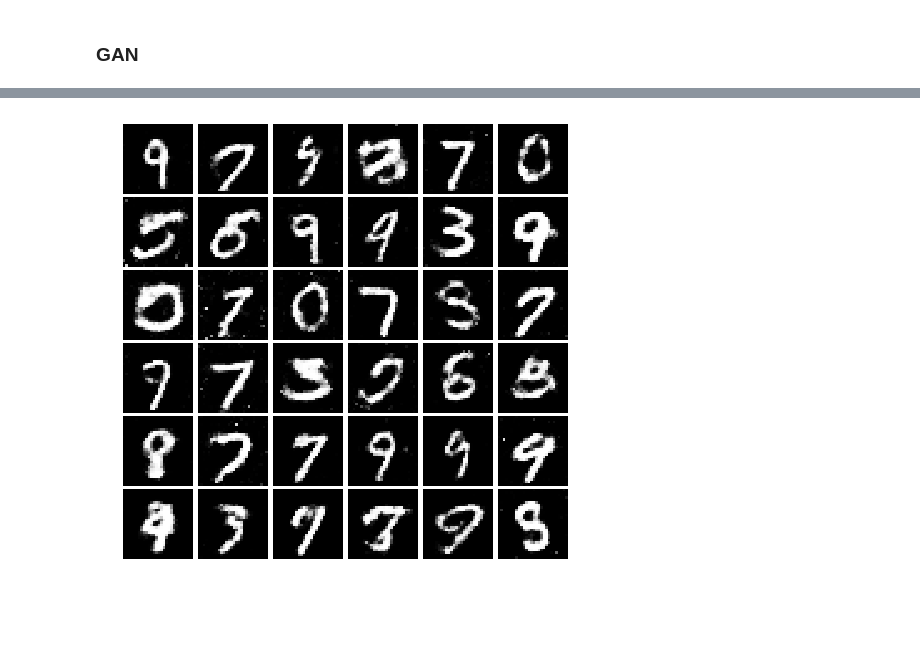
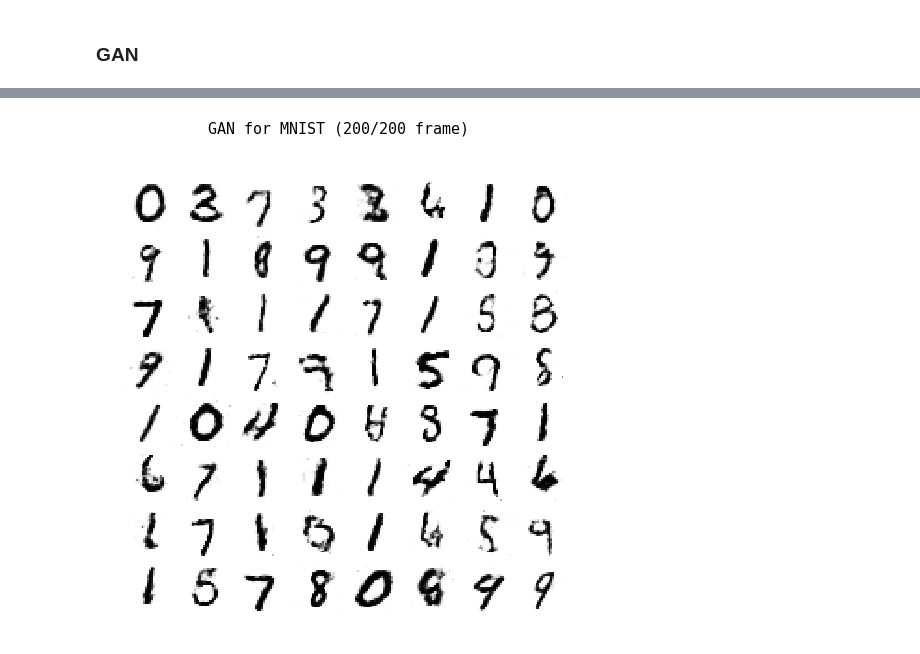
Before and after one commit to ryuseonghan/DL-Study, a Jupyter notebook: gan_mnist.ipynb, the cells around one changed output, grey strips where cells are left out. Drawn from its saved outputs; the diff is of its cells as text; code cells hidden in the pictures; blank space fills up the shorter version.

Commit message:
Edit gan_mnist

```diff
--- a/gan_mnist.ipynb
+++ b/gan_mnist.ipynb
@@ -126,17 +134,23 @@ class GAN:
     def generate_data(self, sess, noise):
         return sess.run(self.G, feed_dict={self.z: noise})
 # %%
-def plot_data(x_fake, path=None):
+def plot_data(x_fake, frame_str, path=None):
+    # Start plot
     plt.ioff()
     plt.rcParams['figure.figsize'] = (8, 8)
     fig, ax_list = plt.subplots(NUM_IMG_TILE_CNT, NUM_IMG_TILE_CNT)
+    plt.suptitle('GAN for MNIST (%s frame)'%(frame_str), fontsize=15, family='monospace')
+    plt.subplots_adjust(wspace=0.075, hspace=0.075)
+
+    # Draw the images
     for row_i in range(NUM_IMG_TILE_CNT):
         for col_i in range(NUM_IMG_TILE_CNT):
-            image = x_fake[row_i * NUM_IMG_TILE_CNT + col_i].reshape((28, 28))
+            image = -1.0 * x_fake[row_i * NUM_IMG_TILE_CNT + col_i].reshape((28, 28))
             ax_list[row_i][col_i].axis('off')
             ax_list[row_i][col_i].imshow(image, cmap='gray')
-    plt.subplots_adjust(wspace=0.05, hspace=0.05)
-    path == None and plt.show() or plt.savefig(path, bbox_inches='tight', facecolor='black')
+
+    # Finish the work
+    path == None and plt.show() or plt.savefig(path, bbox_inches='tight', facecolor='white')
     plt.close()
 # %%
 def sigmoid_to_tanh(x):
@@ -144,36 +158,63 @@ def sigmoid_to_tanh(x):
 
 tf.reset_default_graph()
 
-DR = 0.3
+DR = 0.5
 LR = 0.0001
-NUM_ITER = 10 ** 5 + 1
-BATCH_SIZE = 2 ** 6
+NUM_ITER = 2 * (10 ** 6) + 1
+PRINT_STEP = 10 ** 4
+NUM_FRAME = int(NUM_ITER / PRINT_STEP)
+BATCH_SIZE = 2 ** 5
 NUM_ITER_PT = int(NUM_ITER / 100)
-NUM_IMG_TILE_CNT = 6
+NUM_IMG_TILE_CNT = 8
 NUM_IMG_PLOT = NUM_IMG_TILE_CNT ** 2
 
-with tf.Session() as sess:
+with tf.Session(config=tf.ConfigProto(log_device_placement=True)) as sess:
     gan = GAN(dim_z=100, dim_g_h1=250, dim_g_h2=500, dim_x=dim_image, dim_d_h1=500, dim_d_h2=250)
     sess.run(tf.global_variables_initializer())
     sess.run(tf.local_variables_initializer())
 
     fixed_noise = gan.generate_noise(NUM_IMG_PLOT)
 
-    # Train both D and G
+    # Draw first frame of the animation
+    x_fake = gan.generate_data(sess, fixed_noise)
+    plot_data(x_fake, '%3d/%d'%(0, NUM_FRAME), 'plot_gan_mnist_gpu1/%d.png'%0)
+
+    # Pre-train D
+    for d_iter in range(NUM_ITER_PT):
+        if random.randint(1, 13) <= 11:
+            x_batch, _ = mnist.train.next_batch(BATCH_SIZE)
+        else:
+            x_batch, _ = mnist.test.next_batch(BATCH_SIZE)
+        x_batch = sigmoid_to_tanh(x_batch)
+        gan.train_D(sess, x_batch, LR, DR)
+
     num_img = 0
     for iter in xrange(NUM_ITER):
-        x_batch, _ = mnist.train.next_batch(BATCH_SIZE)
-        x_batch = sigmoid_to_tanh(x_batch)
-        gan.train(sess, x_batch, LR, DR, train_D_only=True)
-        gan.train(sess, x_batch, LR, DR)
+        lr = LR
 
-        # Animation
-        if iter % (10 ** 3) == 0:
+        # Train D
+        for d_iter in range(4):
+            if random.randint(1, 13) <= 11:
+                x_batch, _ = mnist.train.next_batch(BATCH_SIZE)
+            else:
+                x_batch, _ = mnist.test.next_batch(BATCH_SIZE)
+            x_batch = sigmoid_to_tanh(x_batch)
+            gan.train_D(sess, x_batch, lr, DR)
+
+        # Train G
+        gan.train_G(sess, BATCH_SIZE, lr, DR)
+
+        # Draw a frame of the animation
+        if iter > 0 and iter % PRINT_STEP == 0:
+            x_batch, _ = mnist.train.next_batch(1000)
+            loss_G, loss_D, loss_D_real, loss_D_fake = gan.loss(sess, x_batch)
+            print 'iter=%d | loss_G=%.4f | loss_D=%.4f | loss_D_real=%.4f | loss_D_fake=%.4f'\
+                %(iter, loss_G, loss_D, loss_D_real, loss_D_fake)
+            num_img += 1
             x_fake = gan.generate_data(sess, fixed_noise)
-            plot_data(x_fake, 'plot_gan_mnist/%d.png'%num_img)
-            num_img += 1
+            plot_data(x_fake, '%3d/%d'%(num_img, NUM_FRAME), 'plot_gan_mnist_gpu1/%d.png'%num_img)
 
-        # Last generation
+        # Plot the result
         if iter == (NUM_ITER-1):
-            plot_data(x_fake)
+            plot_data(x_fake, '%3d/%d'%(NUM_FRAME, NUM_FRAME))
 # %% [output]
@@ -180 +238 @@ with tf.Session() as sess:
-[figure, old version]
+[figure, new version]
```
Also changed, not shown: parts of 3 cells of this notebook.
